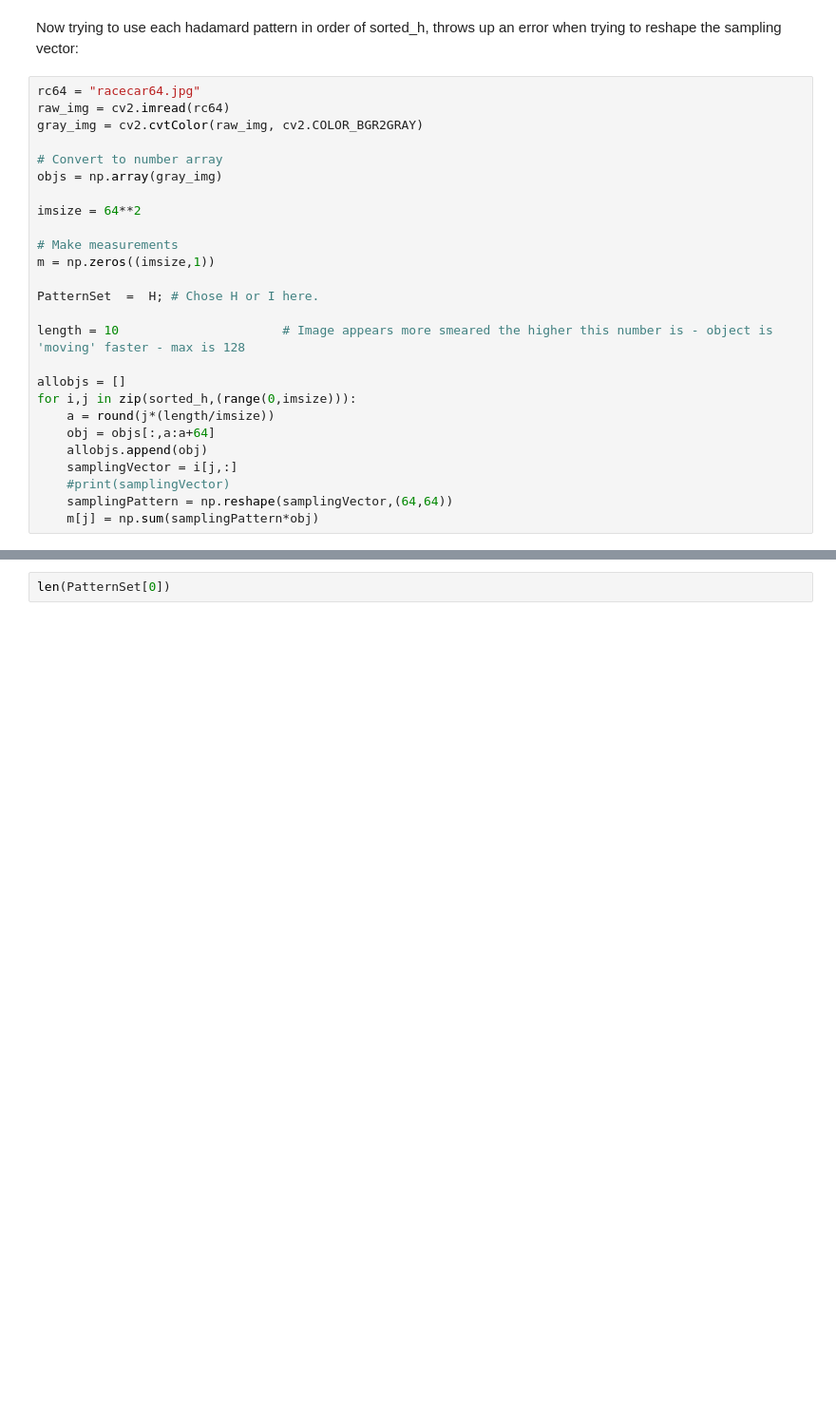
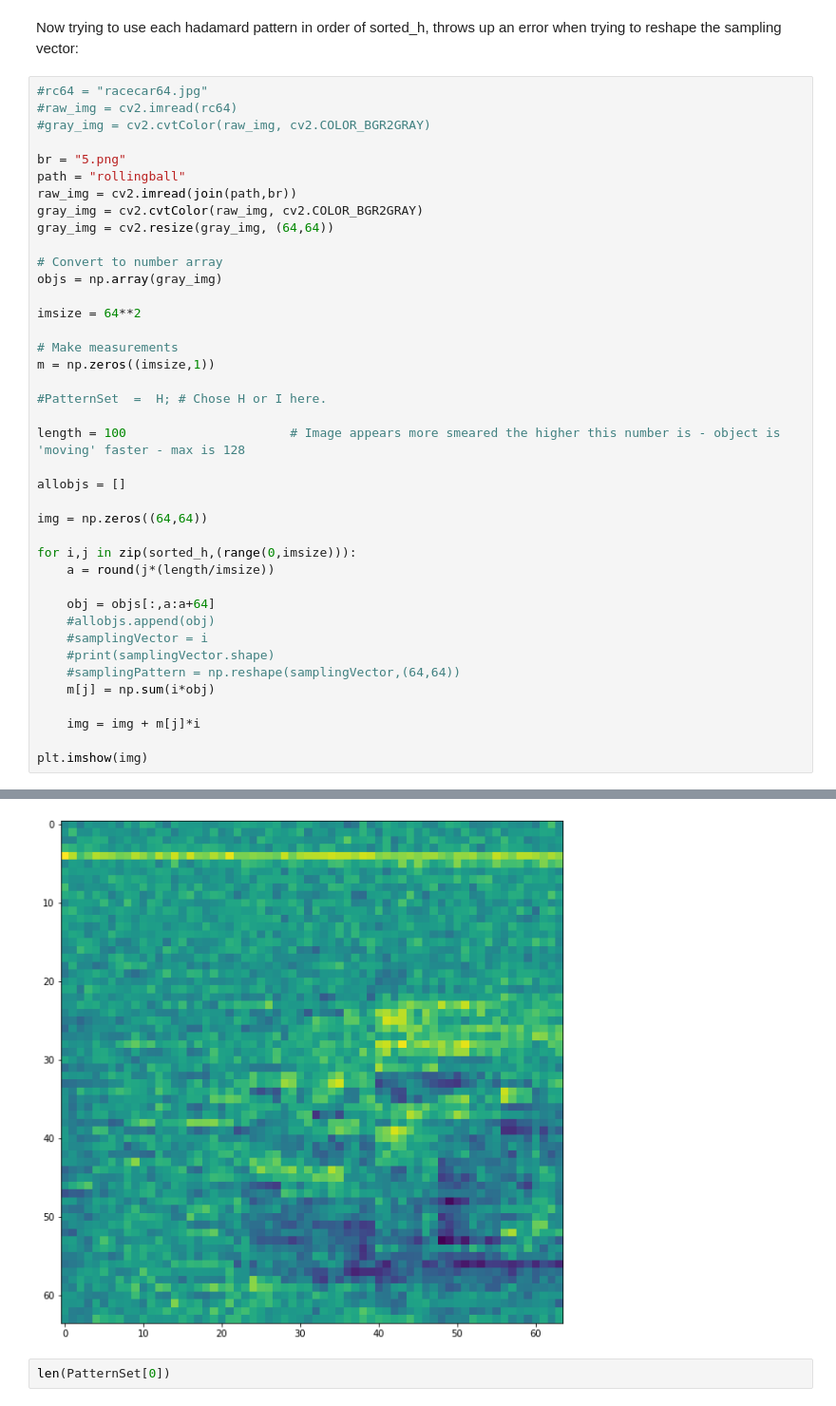
Before and after one commit to StevenJohnsonOptics/Single-Pixel-Imaging, a Jupyter notebook: Racecar with freq ordering.ipynb, the cells around one changed output, grey strips where cells are left out. Shown at 95% size. Cells and saved outputs as stored; diff of their text form; blank space fills up the shorter version.

```diff
--- a/Racecar with freq ordering.ipynb
+++ b/Racecar with freq ordering.ipynb
@@ -175,9 +175,15 @@ Now checking the patterns did actually get sorted. Hashed out because it takes a
 # %% [markdown]
 Now trying to use each hadamard pattern in order of sorted_h, throws up an error when trying to reshape the sampling vector:
 # %%
-rc64 = "racecar64.jpg"
-raw_img = cv2.imread(rc64)
+#rc64 = "racecar64.jpg"
+#raw_img = cv2.imread(rc64)
+#gray_img = cv2.cvtColor(raw_img, cv2.COLOR_BGR2GRAY)
+
+br = "5.png"
+path = "rollingball"
+raw_img = cv2.imread(join(path,br))
 gray_img = cv2.cvtColor(raw_img, cv2.COLOR_BGR2GRAY)
+gray_img = cv2.resize(gray_img, (64,64))
 
 # Convert to number array
 objs = np.array(gray_img)
@@ -187,17 +193,25 @@ imsize = 64**2
 # Make measurements
 m = np.zeros((imsize,1))
 
-PatternSet  =  H; # Chose H or I here.
+#PatternSet  =  H; # Chose H or I here.
 
-length = 10                      # Image appears more smeared the higher this number is - object is 'moving' faster - max is 128
+length = 100                      # Image appears more smeared the higher this number is - object is 'moving' faster - max is 128
 
 allobjs = []
+
+img = np.zeros((64,64))
+
 for i,j in zip(sorted_h,(range(0,imsize))):
     a = round(j*(length/imsize))
+
     obj = objs[:,a:a+64]
-    allobjs.append(obj)
-    samplingVector = i[j,:]
-    #print(samplingVector)
-    samplingPattern = np.reshape(samplingVector,(64,64))
-    m[j] = np.sum(samplingPattern*obj)
+    #allobjs.append(obj)
+    #samplingVector = i
+    #print(samplingVector.shape)
+    #samplingPattern = np.reshape(samplingVector,(64,64))
+    m[j] = np.sum(i*obj)
+
+    img = img + m[j]*i
+
+plt.imshow(img)
 # %% [output]
@@ -205,3 +219,4 @@ ValueError: cannot reshape array of size 64 into shape (64,64)
+[figure, added]
 # %%
 len(PatternSet[0])
 # %% [output]
```
Also changed, not shown: parts of 3 cells of this notebook.
